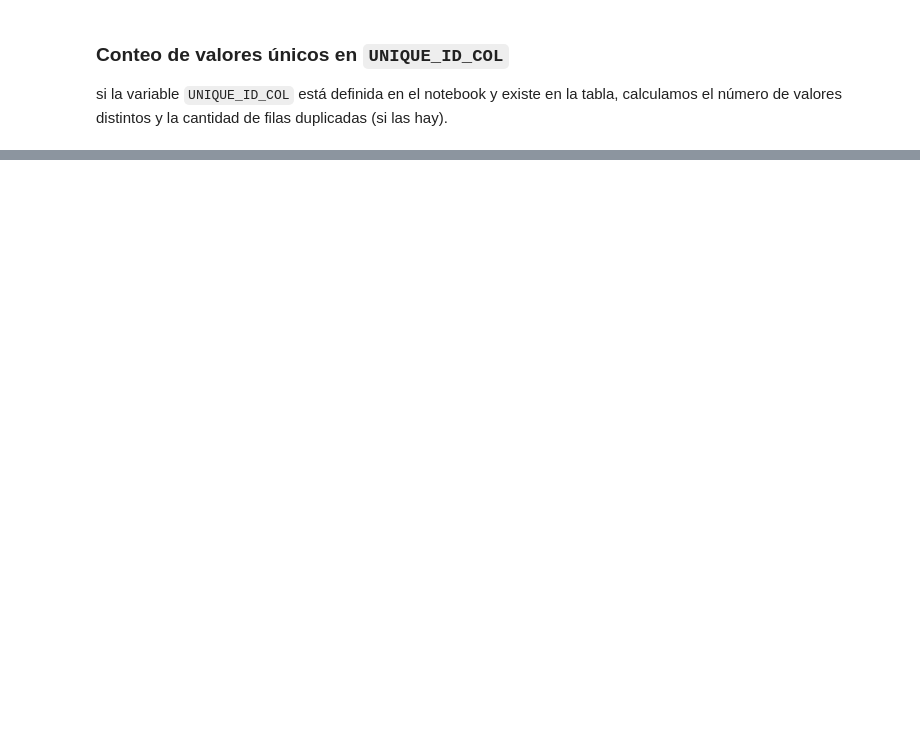
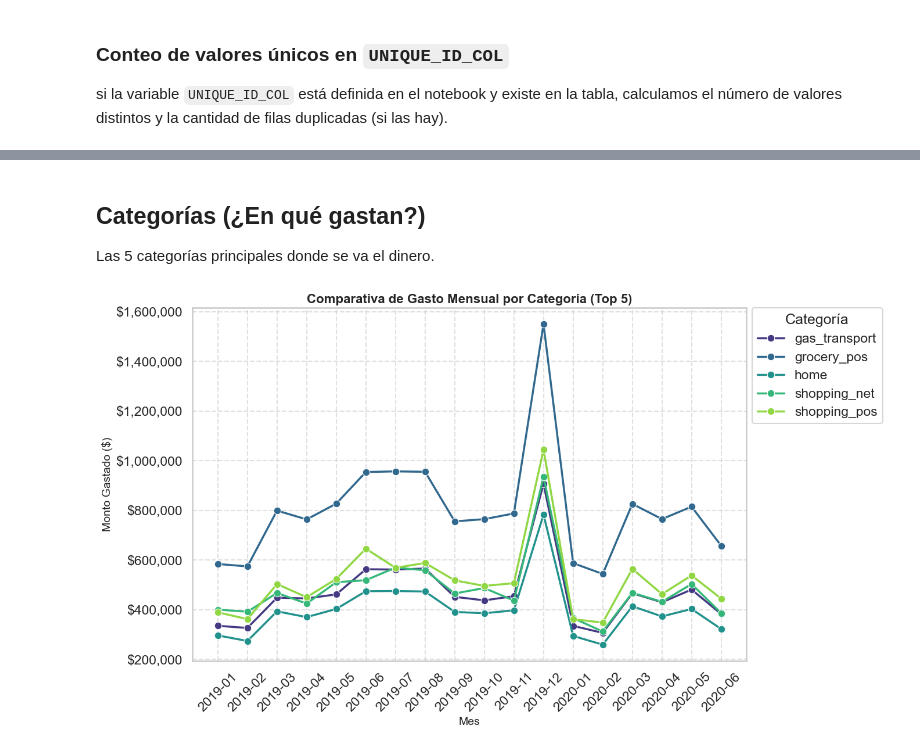
Before and after one commit to eulicerzapata/Proyecto_Integrador5, a Jupyter notebook: notebooks/proyecto_integrador.ipynb, the cells around one changed output, grey strips where cells are left out. Cells and saved outputs as stored; diff of their text form; code cells hidden in the pictures; blank space fills up the shorter version.

```diff
--- a/notebooks/proyecto_integrador.ipynb
+++ b/notebooks/proyecto_integrador.ipynb
@@ -249,0 +459,41 @@ Valores distintos en "trans_num": 1296675
+# %% [markdown]
+##  Categorías (¿En qué gastan?)
+Las 5 categorías principales donde se va el dinero.
+# %%
+# Evolución Mensual por Categoría
+
+# 1. Identificamos el Top 5 Categorías
+top_cats_list = df.groupby('category')['amt'].sum().sort_values(ascending=False).head(5).index.tolist()
+
+# 2. Filtramos los datos para quedarnos solo con esas categorías
+df_top = df[df['category'].isin(top_cats_list)]
+
+# 3. Agrupamos por Periodo y Categoría
+# Convertimos el periodo a string para
+data_lineas = df_top.groupby(['Periodo', 'category'])['amt'].sum().reset_index()
+data_lineas['Periodo'] = data_lineas['Periodo'].astype(str)
+
+# 4. Graficamos
+plt.figure(figsize=(14, 8))
+
+# 'hue' separa las líneas por color según la categoría
+# 'marker' pone puntitos en cada mes para ver mejor el dato
+sns.lineplot(data=data_lineas, x='Periodo', y='amt', hue='category', marker='o', linewidth=2.5, palette='viridis')
+
+plt.title('Comparativa de Gasto Mensual por Categoría (Top 5)', fontsize=16, fontweight='bold')
+plt.xlabel('Mes')
+plt.ylabel('Monto Gastado ($)')
+plt.xticks(rotation=45)
+plt.grid(True, linestyle='--', alpha=0.6)
+
+# Formato de dinero en eje Y
+plt.gca().yaxis.set_major_formatter(mtick.StrMethodFormatter('${x:,.0f}'))
+
+# Leyenda
+plt.legend(title='Categoría', bbox_to_anchor=(1.01, 1), loc='upper left', borderaxespad=0)
+
+plt.tight_layout()
+plt.savefig(graficos_dir / 'lineas_evolucion_categorias.png')
+plt.show()
+# %% [output]
+[figure, added]
```
Also changed, not shown: parts of 35 cells of this notebook, 13 other files.
